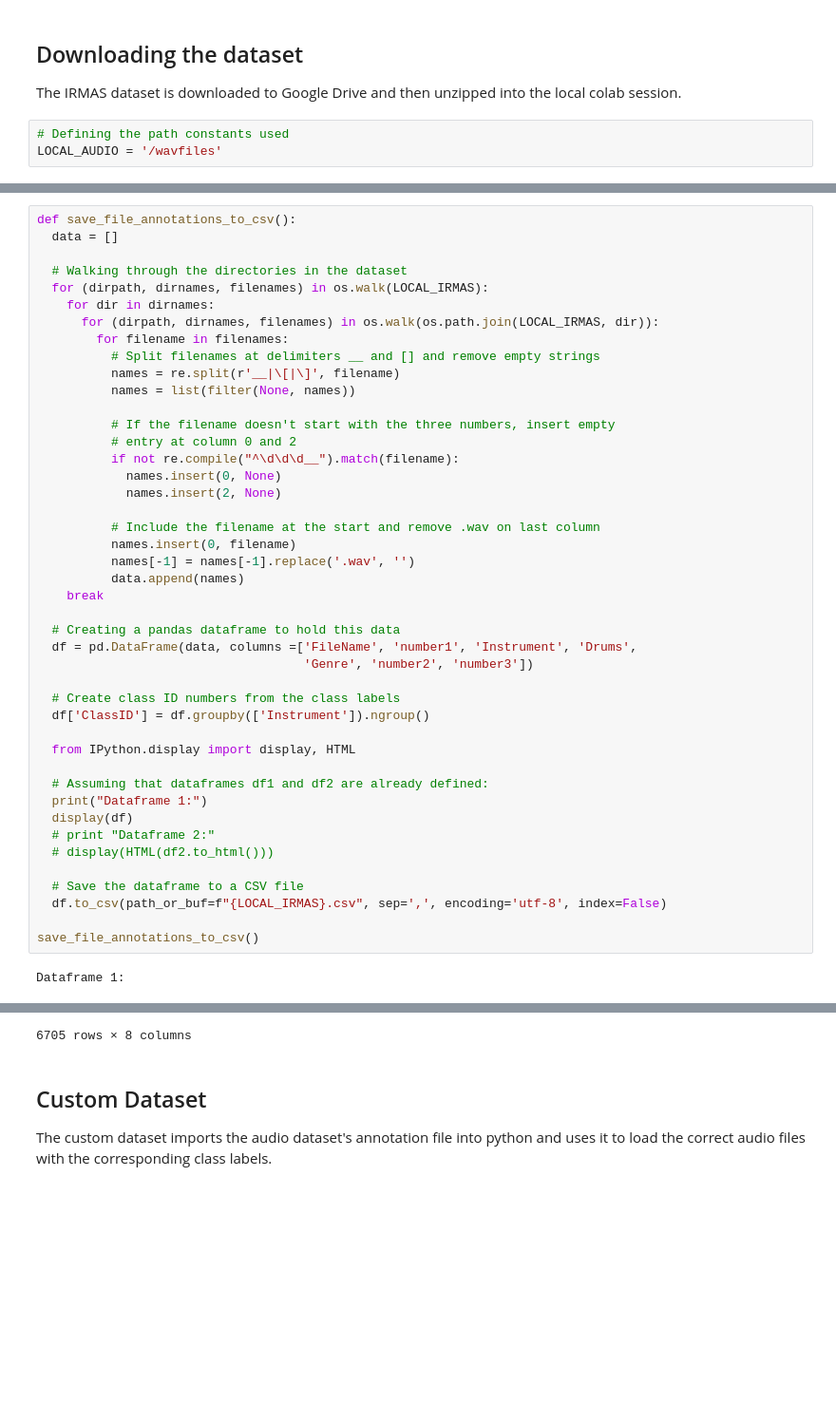
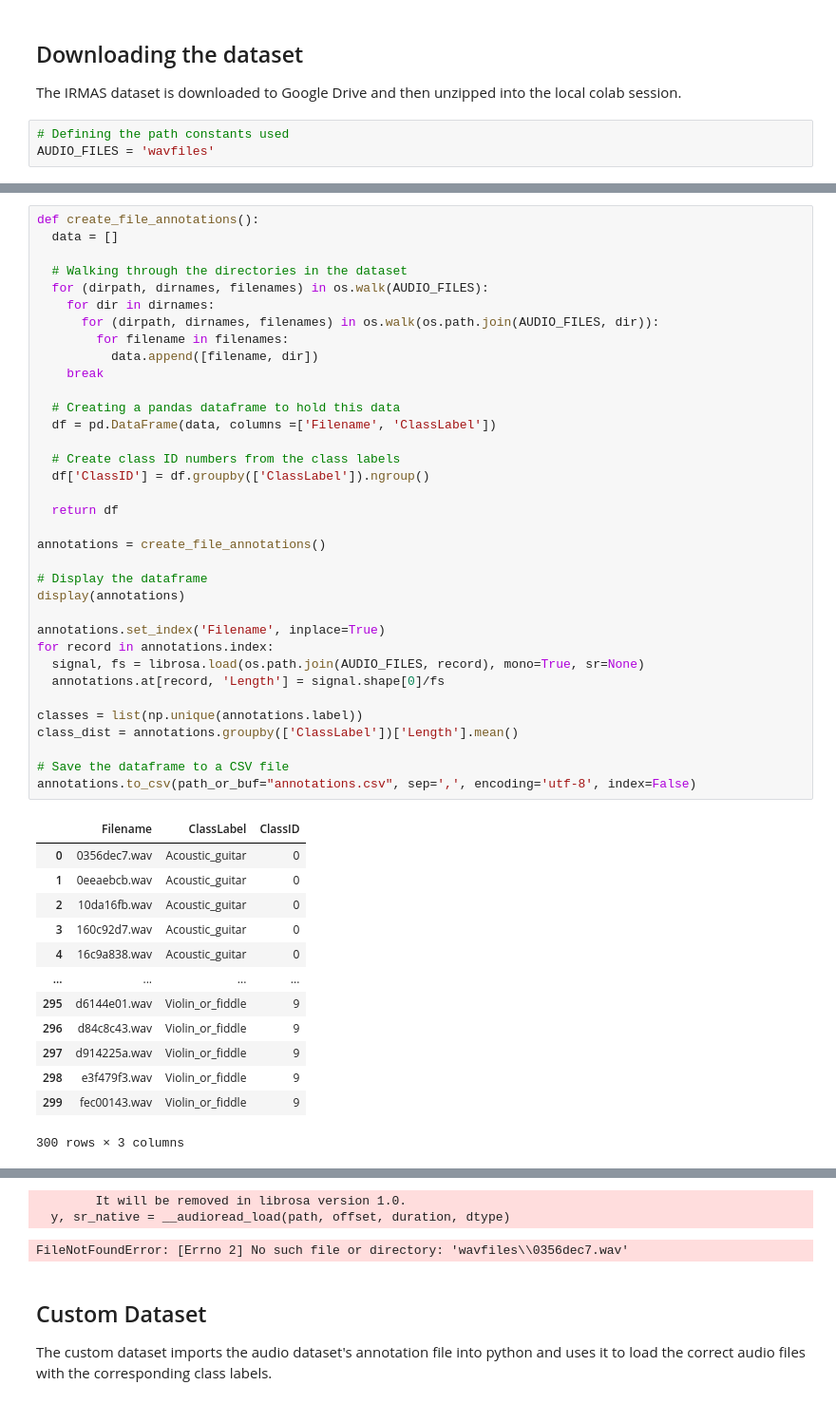
Before and after one commit to harveyf2801/MIR-Instrument-Classification, a Jupyter notebook: InstrumentClassification.ipynb, the cells around one changed output, grey strips where cells are left out. Shown: that part at 95% size. Cells and saved outputs as stored; diff of their text form; blank space fills up the shorter version.

```diff
--- a/InstrumentClassification.ipynb
+++ b/InstrumentClassification.ipynb
@@ -95,4 +47,4 @@ if RUN_ON_COLAB: from google.colab import drive
 The IRMAS dataset is downloaded to Google Drive and then unzipped into the local colab session.
 # %%
 # Defining the path constants used
-LOCAL_AUDIO = '/wavfiles'
+AUDIO_FILES = 'wavfiles'
@@ -121,46 +55,49 @@ The code below creates an annotations file which provides the information for th
 # %%
-def save_file_annotations_to_csv():
+def create_file_annotations():
   data = []
 
   # Walking through the directories in the dataset
-  for (dirpath, dirnames, filenames) in os.walk(LOCAL_IRMAS):
+  for (dirpath, dirnames, filenames) in os.walk(AUDIO_FILES):
     for dir in dirnames:
-      for (dirpath, dirnames, filenames) in os.walk(os.path.join(LOCAL_IRMAS, dir)):
+      for (dirpath, dirnames, filenames) in os.walk(os.path.join(AUDIO_FILES, dir)):
         for filename in filenames:
-          # Split filenames at delimiters __ and [] and remove empty strings
-          names = re.split(r'__|\[|\]', filename)
-          names = list(filter(None, names))
-
-          # If the filename doesn't start with the three numbers, insert empty
-          # entry at column 0 and 2
-          if not re.compile("^\d\d\d__").match(filename):
-            names.insert(0, None)
-            names.insert(2, None)
-
-          # Include the filename at the start and remove .wav on last column
-          names.insert(0, filename)
-          names[-1] = names[-1].replace('.wav', '')
-          data.append(names)
+          data.append([filename, dir])
     break
 
   # Creating a pandas dataframe to hold this data
-  df = pd.DataFrame(data, columns =['FileName', 'number1', 'Instrument', 'Drums',
-                                    'Genre', 'number2', 'number3'])
+  df = pd.DataFrame(data, columns =['Filename', 'ClassLabel'])
 
   # Create class ID numbers from the class labels
-  df['ClassID'] = df.groupby(['Instrument']).ngroup()
+  df['ClassID'] = df.groupby(['ClassLabel']).ngroup()
 
-  from IPython.display import display, HTML
+  return df
 
-  # Assuming that dataframes df1 and df2 are already defined:
-  print("Dataframe 1:")
-  display(df)
-  # print "Dataframe 2:"
-  # display(HTML(df2.to_html()))
+annotations = create_file_annotations()
 
-  # Save the dataframe to a CSV file
-  df.to_csv(path_or_buf=f"{LOCAL_IRMAS}.csv", sep=',', encoding='utf-8', index=False)
+# Display the dataframe
+display(annotations)
 
-save_file_annotations_to_csv()
+annotations.set_index('Filename', inplace=True)
+for record in annotations.index:
+  signal, fs = librosa.load(os.path.join(AUDIO_FILES, record), mono=True, sr=None)
+  annotations.at[record, 'Length'] = signal.shape[0]/fs
+
+classes = list(np.unique(annotations.label))
+class_dist = annotations.groupby(['ClassLabel'])['Length'].mean()
+
+# Save the dataframe to a CSV file
+annotations.to_csv(path_or_buf="annotations.csv", sep=',', encoding='utf-8', index=False)
 # %% [output]
+|  | Filename | ClassLabel | ClassID |
+| 0 | 0356dec7.wav | Acoustic_guitar | 0 |
+| 1 | 0eeaebcb.wav | Acoustic_guitar | 0 |
+| 2 | 10da16fb.wav | Acoustic_guitar | 0 |
+| 3 | 160c92d7.wav | Acoustic_guitar | 0 |
+| 4 | 16c9a838.wav | Acoustic_guitar | 0 |
+| ... | ... | ... | ... |
+| 295 | d6144e01.wav | Violin_or_fiddle | 9 |
+| 296 | d84c8c43.wav | Violin_or_fiddle | 9 |
+| 297 | d914225a.wav | Violin_or_fiddle | 9 |
+| 298 | e3f479f3.wav | Violin_or_fiddle | 9 |
+| 299 | fec00143.wav | Violin_or_fiddle | 9 |
-Dataframe 1:
+300 rows × 3 columns
@@ -179,4 +104,6 @@ Dataframe 1:
-6705 rows × 8 columns
+        It will be removed in librosa version 1.0.
+  y, sr_native = __audioread_load(path, offset, duration, dtype)
+FileNotFoundError: [Errno 2] No such file or directory: 'wavfiles\\0356dec7.wav'
 # %% [markdown]
 ## Custom Dataset
 
```
Also changed, not shown: parts of 8 cells of this notebook, 1 other file.
